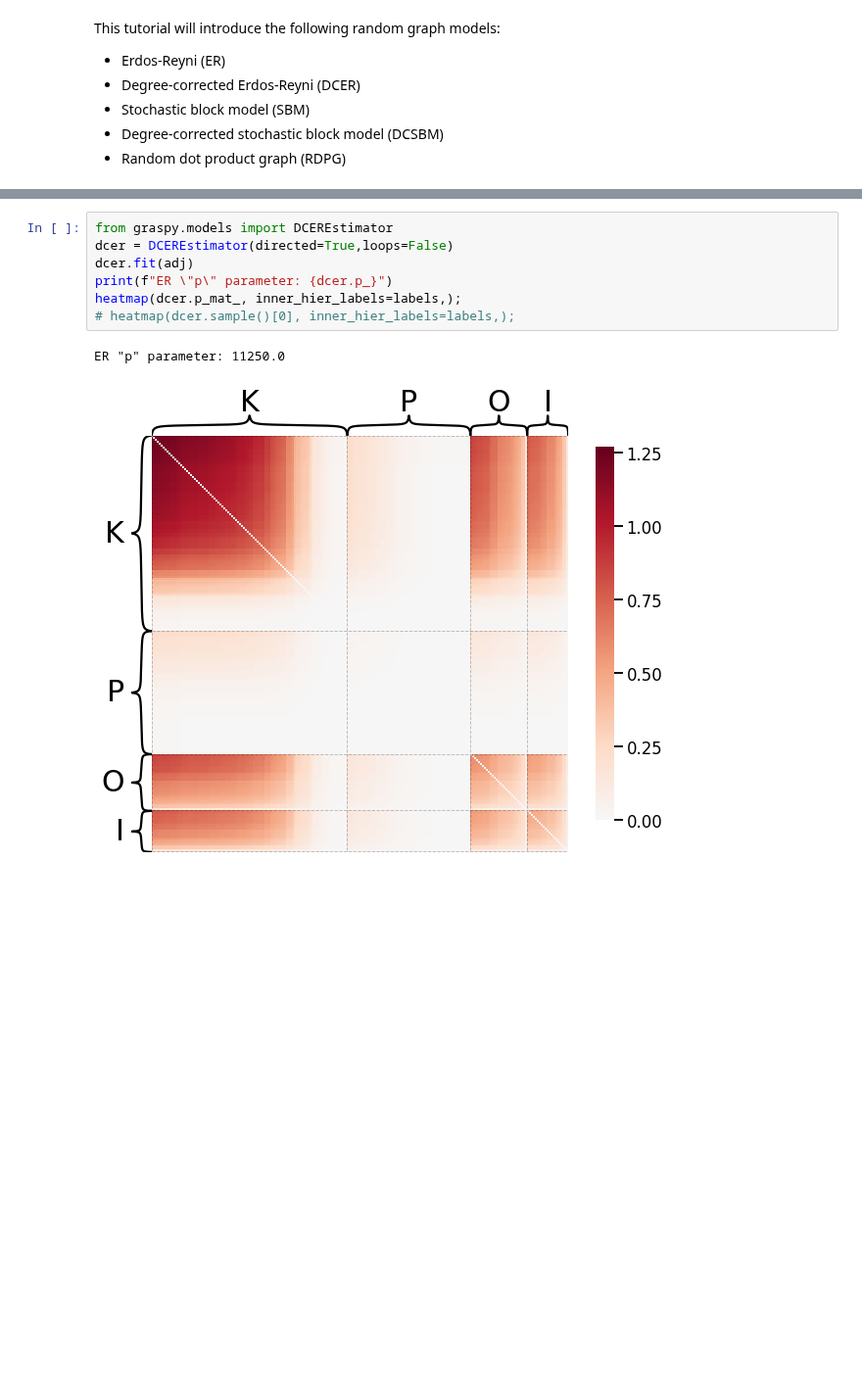
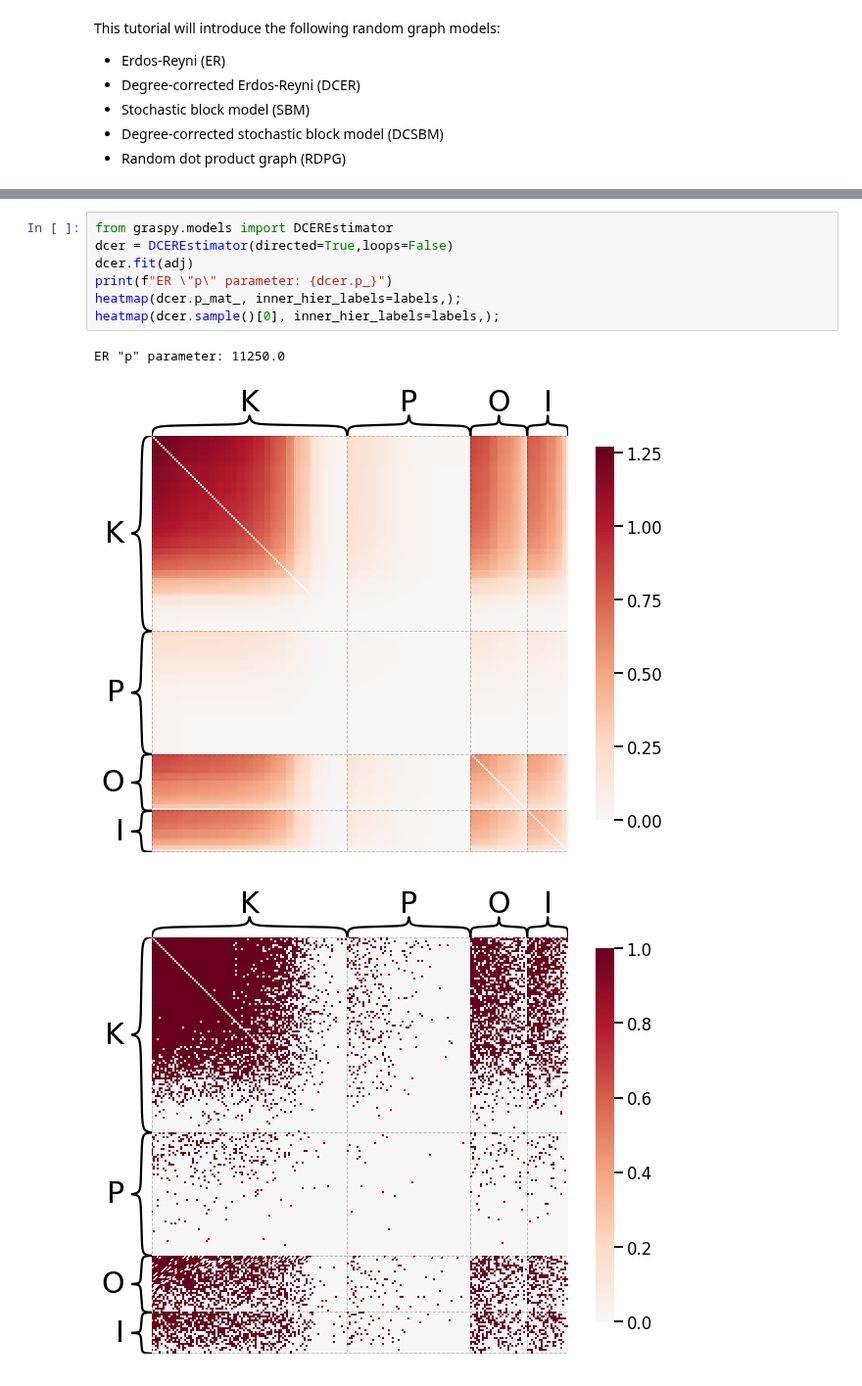
Before and after one commit to zeou1/graspy, a Jupyter notebook: docs/tutorials/models/models.ipynb, the cells around one changed output, grey strips where cells are left out. Shown at 98% size. Saved outputs shown, nothing was run; the diff lists cells and outputs as text; blank space fills up the shorter version.

```diff
--- a/docs/tutorials/models/models.ipynb
+++ b/docs/tutorials/models/models.ipynb
@@ -50,10 +80,11 @@ so the probility of an edge from $i$ to $j$ is a function of the two nodes' degr
 # %%
 from graspy.models import DCEREstimator
 dcer = DCEREstimator(directed=True,loops=False)
 dcer.fit(adj)
 print(f"ER \"p\" parameter: {dcer.p_}")
 heatmap(dcer.p_mat_, inner_hier_labels=labels,);
-# heatmap(dcer.sample()[0], inner_hier_labels=labels,);
+heatmap(dcer.sample()[0], inner_hier_labels=labels,);
 # %% [output]
 ER "p" parameter: 11250.0
 [figure]
+[figure, added]
```
Also changed, not shown: parts of 16 cells of this notebook, 1 other file.
